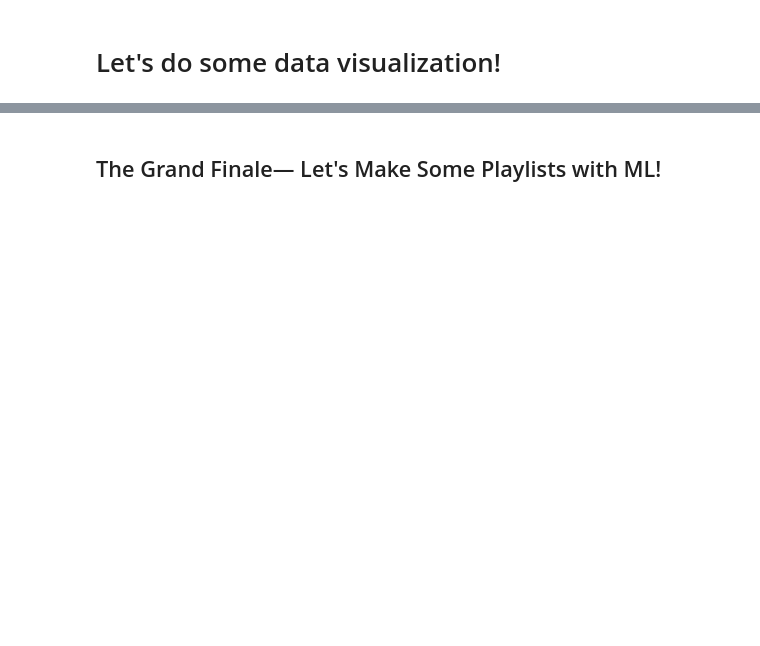
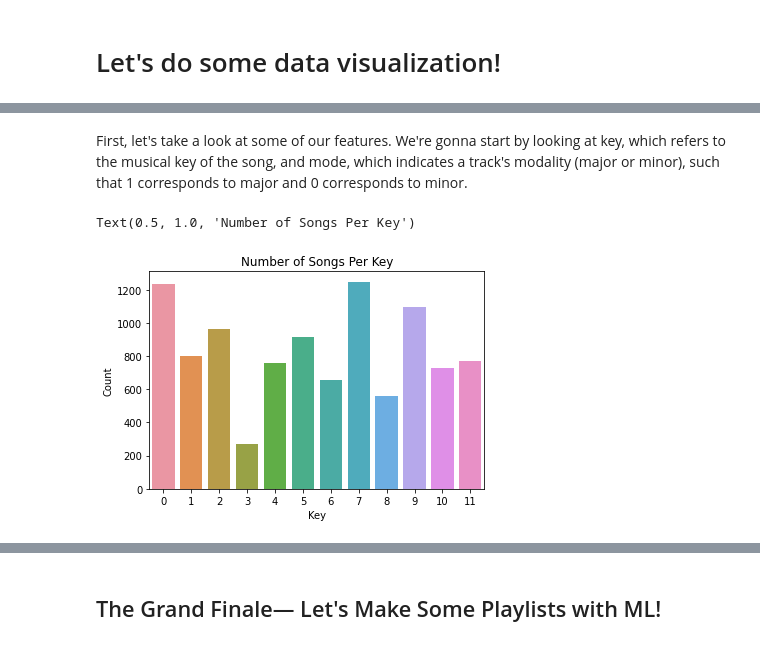
Before and after one commit to jgchen716/spotify-ml, a Jupyter notebook: Spotify_Project.ipynb, the cells around one changed output, grey strips where cells are left out. Saved outputs shown, nothing was run; the diff lists cells and outputs as text; code cells hidden in the pictures; blank space fills up the shorter version.

```diff
--- a/Spotify_Project.ipynb
+++ b/Spotify_Project.ipynb
@@ -605,0 +620,17 @@ import plotly.express as px
+# %% [markdown]
+First, let's take a look at some of our features. We're gonna start by looking at key, which refers to the musical key of the song, and mode, which indicates a track's modality (major or minor), such that 1 corresponds to major and 0 corresponds to minor.
+# %%
+from collections import Counter
+
+# get counts for each key
+key_counter = Counter(audio_df['key'])
+
+# create df for bar graph
+key_df = pd.DataFrame.from_dict(key_counter, orient='index').reset_index()
+key_df.columns = ['Key', 'Count']
+
+# create bar plot for keys
+sns.barplot(x='Key', y='Count', data=key_df).set_title('Number of Songs Per Key')
+# %% [output]
+Text(0.5, 1.0, 'Number of Songs Per Key')
+[figure, added]
```
Also changed, not shown: parts of 34 cells of this notebook.
